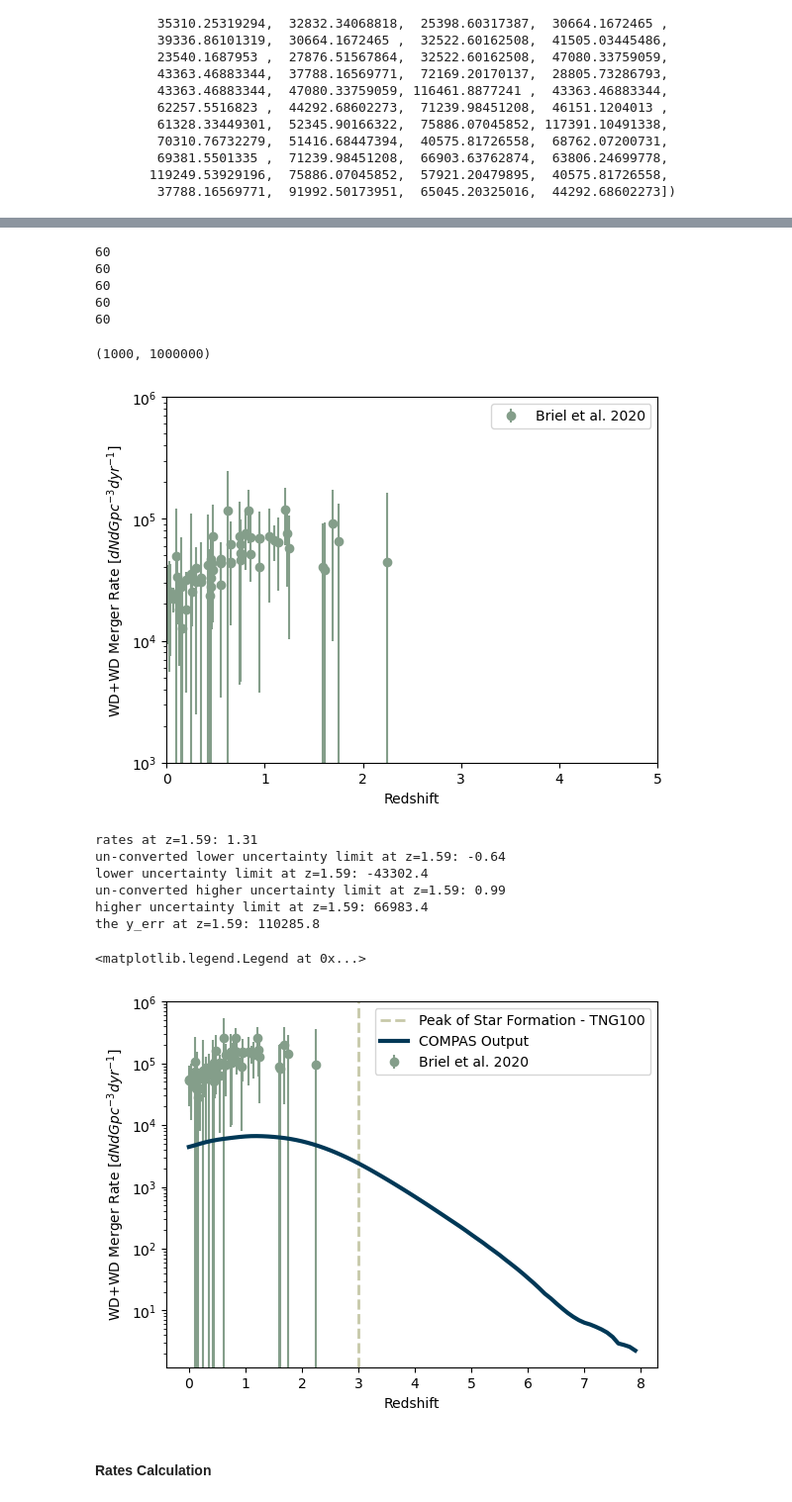
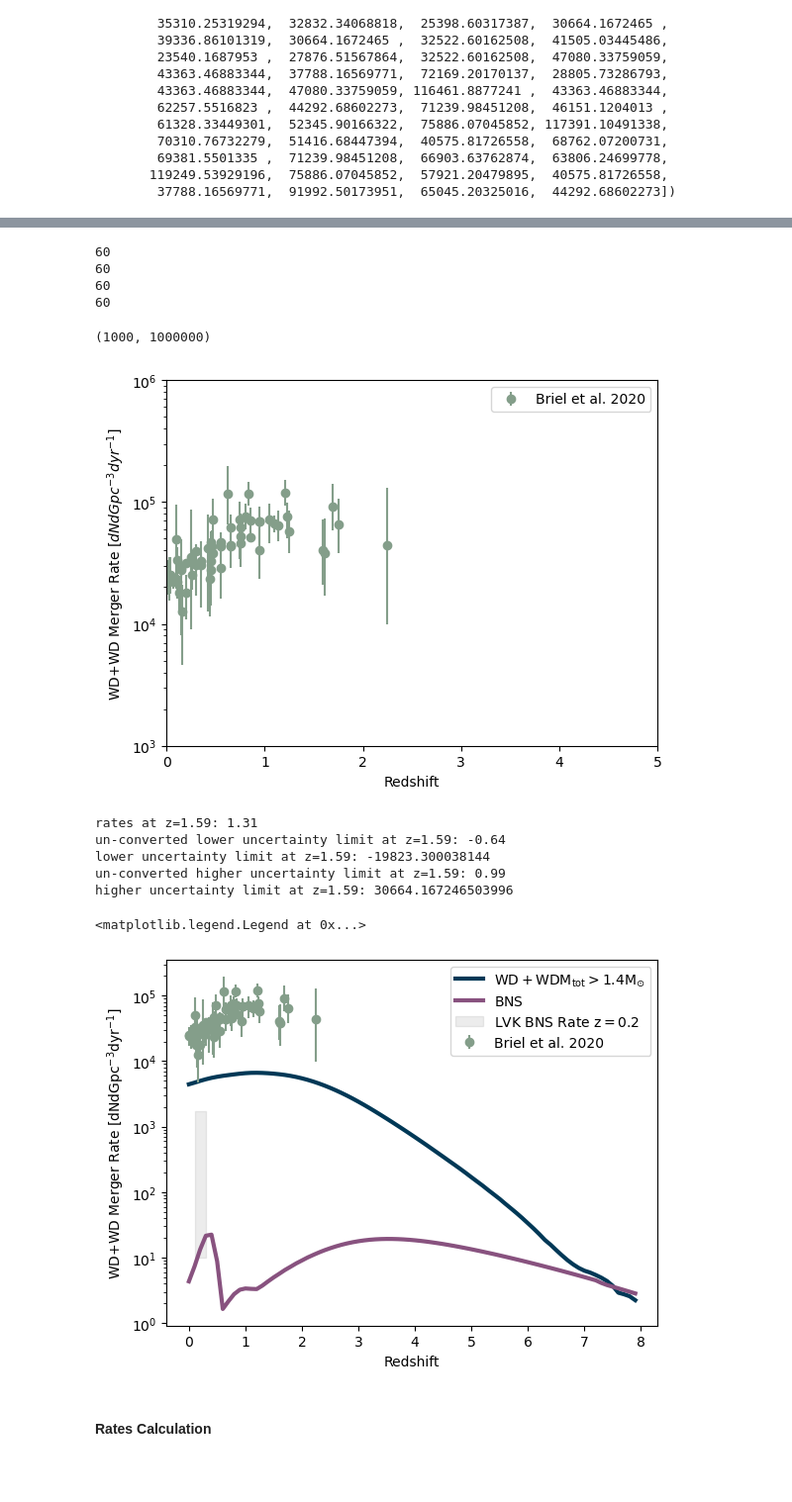
Before and after one commit to melanie-santiago26/research_work, a Jupyter notebook: rates_analysis.ipynb, the cells around one changed output, grey strips where cells are left out. Shown at 99% size. Cells and saved outputs as stored; diff of their text form; code cells hidden in the pictures; blank space fills up the shorter version.

Commit message:
making plots prettier

```diff
--- a/rates_analysis.ipynb
+++ b/rates_analysis.ipynb
@@ -120,3 +50,5 @@ Text(0, 0.5, 'dR/dM')
+# %%
+dco_mask_NS = rates_info_NS['DCOmask'][()]
 # %% [markdown]
 #### Doing rates analysis on the AIS WD hdf5 output
 # %%
@@ -156,5 +90,7 @@ for key in Data_weights["BSE_Double_Compact_Objects"].keys(): #looping through t
 dco_mask = rates_info['DCOmask'][()]
 merging_all_WD = DCO_WD_data[dco_mask]
+# %%
+merging_all_NS = DCO_WD_data[dco_mask_NS]
 # %%
 print(np.shape(rates_info['merger_rate'][:,0]))
 # %% [output]
@@ -313,8 +285,20 @@ for s in range(rates_info['merger_rate'][0,:].shape[0]):
     # selecting the mean merger rate for each reshift bin
     tota_rate = np.sum(merging_all_WD[merging_all_WD.columns[20+s]])
     total_merger_rate.append(tota_rate)
+# %%
+# BNS
+# gettign the mean merger rate per system
+total_merger_rate_NS = []
+
+# looping through each collection of merger rates
+for s in range(rates_info_NS['merger_rate'][0,:].shape[0]):
+
+    # selecting the mean merger rate for each reshift bin
+    tota_rate_NS = np.sum(merging_all_NS[merging_all_NS.columns[20+s]])
+    total_merger_rate_NS.append(tota_rate_NS)
 # %%
 # extracting the redshifts and rates from Briel et al
+# units in the appendix should be in h^-3 y^-1 Gpc^-3 so we must convert below to get yr^-1 Gpc^-3
 h_little = 0.6766
 
 redshifts_briel = [
@@ -358,7 +342,9 @@ upper_limits = [
 upper_limits = np.array(upper_limits)
 converted_upper_limits = (upper_limits*(10**5)*(h_little**3))
 
-y_error = converted_upper_limits - converted_lower_limits
+# multiplied the lower errors by -1 so make them positive to avoid the plt.errorbar error
+y_error = [-1*(converted_lower_limits), converted_upper_limits]
+# y_error = [converted_rates_briel+ converted_lower_limits, converted_rates_briel + converted_upper_limits]
 # converted_y_error = y_error*(10**5)*(0.6766)
 
 # error_bars = y_error
@@ -388,13 +371,11 @@ print(len(redshifts_briel))
 print(len(rates_briel))
 print(len(lower_limits))
 print(len(upper_limits))
-print(len(converted_y_error))
 # %% [output]
 60
 60
 60
 60
-60
 # %%
 ## seeing if this plot matches Max Briel's paper
 plt.errorbar(redshifts_briel,converted_rates_briel,yerr=y_error, fmt='o', color = '#849E8A',label='Briel et al. 2020')
@@ -408,7 +389,7 @@ plt.xlim(0,5)
 plt.ylim(10**3,10**6)
 # %% [output]
 (1000, 1000000)
-[figure, old version]
+[figure, new version]
 # %%
 ## checking around z = 1.5 to see what I am doing differently to produce different error than Briel
 
@@ -420,42 +401,46 @@ print("lower uncertainty limit at z=1.59:",converted_lower_limits[55])
 
 print("un-converted higher uncertainty limit at z=1.59:",upper_limits[55])
 print("higher uncertainty limit at z=1.59:",converted_upper_limits[55])
-print("the y_err at z=1.59:",converted_y_error[55])
+# print("the y_err at z=1.59:",converted_y_error[55])
 # %% [output]
 rates at z=1.59: 1.31
 un-converted lower uncertainty limit at z=1.59: -0.64
-lower uncertainty limit at z=1.59: -43302.4
+lower uncertainty limit at z=1.59: -19823.300038144
 un-converted higher uncertainty limit at z=1.59: 0.99
-higher uncertainty limit at z=1.59: 66983.4
-the y_err at z=1.59: 110285.8
+higher uncertainty limit at z=1.59: 30664.167246503996
 # %%
 # let's plot the merger rates over redshift
 
+## COMPAS model
+plt.plot(redshifts[()],total_merger_rate,linewidth=3,color='#003856',label=r'$\mathrm{WD+WD M_{tot} > 1.4 M_{\odot}}$')
+plt.plot(redshifts_NS[()],total_merger_rate_NS,linewidth=3,color='#88527F',label=r'$\mathrm{BNS}$')
+
 ## Briel et al. 2020
 # plt.plot(redshifts_briel,converted_rates_briel,'.',color='lavender',label='Briel 2020')
-plt.errorbar(redshifts_briel,converted_rates_briel,yerr=converted_y_error,fmt='o', color = '#849E8A',label='Briel et al. 2020')
+plt.errorbar(redshifts_briel,converted_rates_briel,yerr=y_error,fmt='o', color = '#849E8A',label='Briel et al. 2020')
+
+## LVK BNS rate
+plt.fill_between([0.1,0.3],
+                10,
+                1700,
+                alpha=0.15,
+                color="grey",label=r'LVK BNS Rate $\mathrm{z=0.2}$')
+
 
 # let's add a line to add important events that have happened
 ## peak of star formation?
-plt.axvline(3, color='#c7c9a9', linestyle='--', linewidth=2,label='Peak of Star Formation - TNG100')
+# plt.axvline(3, color='#c7c9a9', linestyle='--', linewidth=2,label='Peak of Star Formation - TNG100')
 
-## COMPAS model
-plt.plot(redshifts[()],total_merger_rate,linewidth=3,color='#003856',label='COMPAS Output')
-
-## peak BBH Briel et al. 2022 (Table 2)
-
-
-## peak event rate Briel et al. 2022
 
 ## axis
 plt.yscale('log')
-plt.ylabel(r"WD+WD Merger Rate [$dNdGpc^{-3}dyr^{-1}$]")
+plt.ylabel(r"WD+WD Merger Rate [$\mathrm{dNdGpc^{-3}dyr^{-1}}$]")
 plt.xlabel(r"Redshift")
 # plt.title(r"Binary White Dwarf (WD+WD) Merger Rate Distirbution")
 plt.legend()
 # %% [output]
 <matplotlib.legend.Legend at 0x...>
-[figure, old version]
+[figure, new version]
 # %% [markdown]
 #### Rates Calculation
 # %%
```
Also changed, not shown: parts of 22 cells of this notebook, 1 other file.
